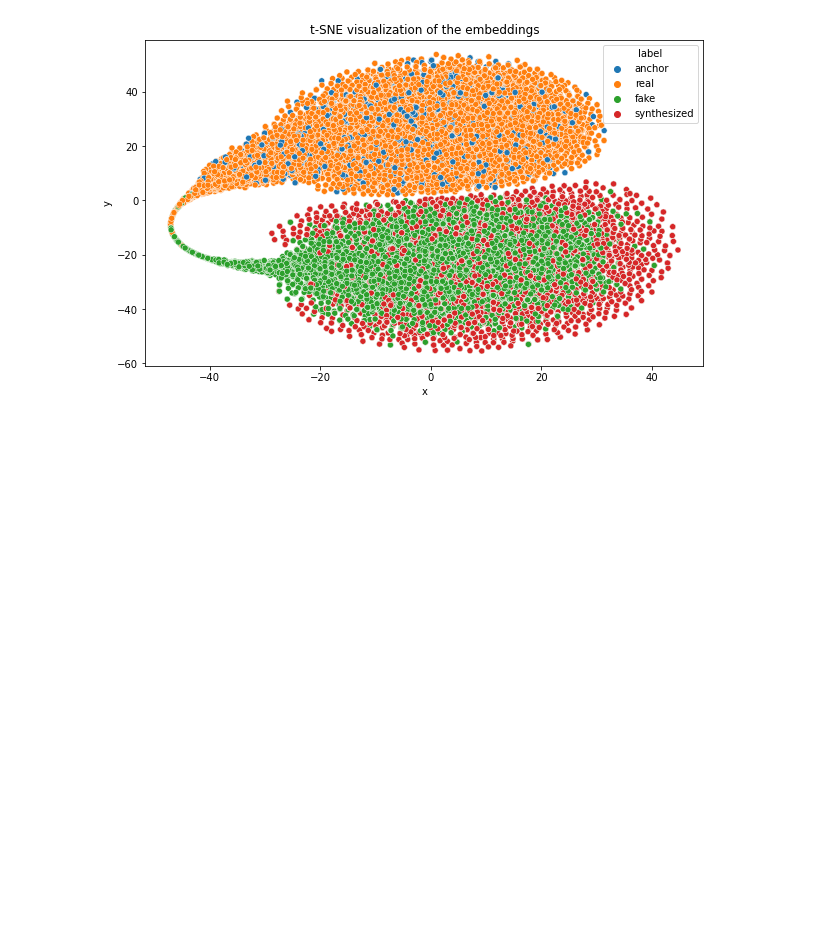
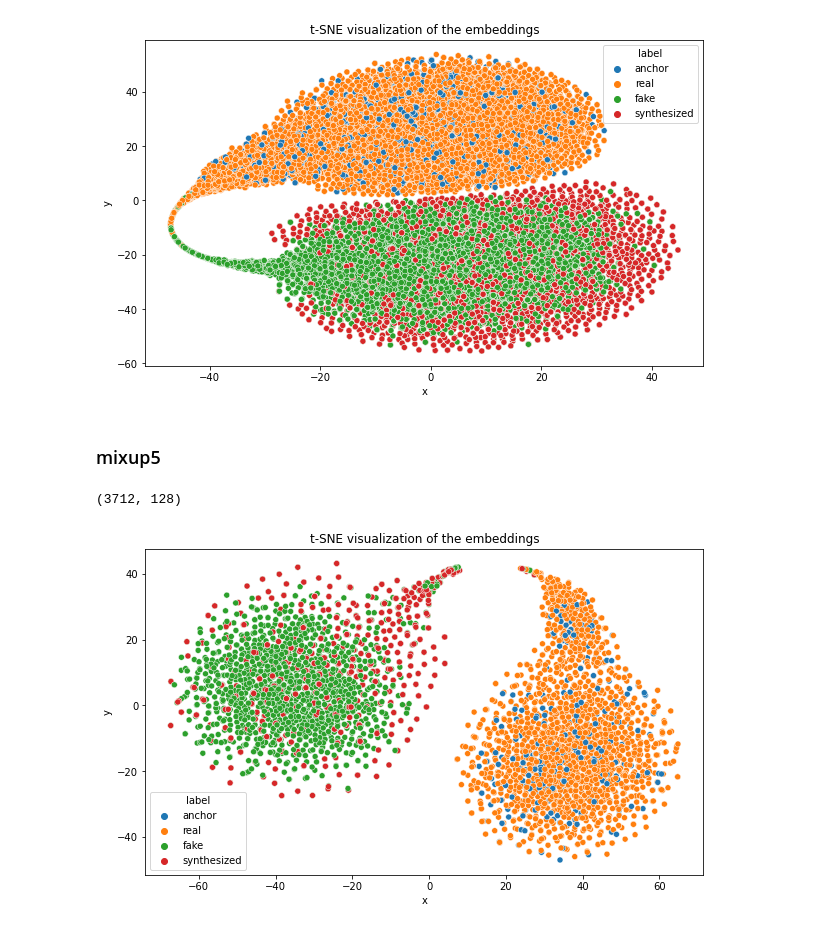
Before and after one commit to josebeo2016/vocodetect, a Jupyter notebook: Supcon-voco/Tensorboard_visualize.ipynb, the cells around one changed output. Drawn from its saved outputs; the diff is of its cells as text; code cells hidden in the pictures; blank space fills up the shorter version.

Commit message:
update mixup and 7 augall

```diff
--- a/Supcon-voco/Tensorboard_visualize.ipynb
+++ b/Supcon-voco/Tensorboard_visualize.ipynb
@@ -291,3 +293,49 @@ plt.title("t-SNE visualization of the embeddings")
 plt.show()
 # %% [output]
 [figure]
+# %% [markdown]
+### mixup5
+# %%
+emb_path = '/dataa/phucdt/vocodetect/Supcon-voco/feats/asvspoof_2019_mixup_1_2/'
+# list all embeddings in folder and append to a list
+
+file_list = os.listdir(emb_path)
+file_list=file_list[:]
+labels = []
+emb=[]
+label = [0,1,1,1,1,1,1,1,2,2,2,2,2,2,3,3]
+for file in tqdm(file_list):
+    tmp = torch.load(emb_path + file).squeeze(1).squeeze(1)
+    emb.append(tmp)
+    labels = labels + label
+
+
+emb = np.array(emb)
+# convert to 2D array
+emb_ = emb.reshape(-1, emb.shape[-1])
+print(emb_.shape)
+
+
+tsne = TSNE(n_components=2, random_state=0)
+emb_2d = tsne.fit_transform(emb_)
+# %% [output]
+(3712, 128)
+# %%
+emb_2d = emb_[:,-2:]
+# %%
+
+# create a dataframe
+emb_df = pd.DataFrame(emb_2d, columns=["x", "y"])
+emb_df['label'] = labels
+# emb_df['label'] = emb_df['label'].astype(str)
+
+# change label from number to string
+emb_df['label'] = emb_df['label'].map({0: "anchor", 1: "real", 2: "fake", 3: "synthesized"})
+
+# plot the 2D data points
+plt.figure(figsize=(10, 6))
+sns.scatterplot(x="x", y="y", hue="label", data=emb_df, legend="full", alpha=1)
+plt.title("t-SNE visualization of the embeddings")
+plt.show()
+# %% [output]
+[figure, added]
```
Also changed, not shown: parts of 1 cell of this notebook, 22 other files.
